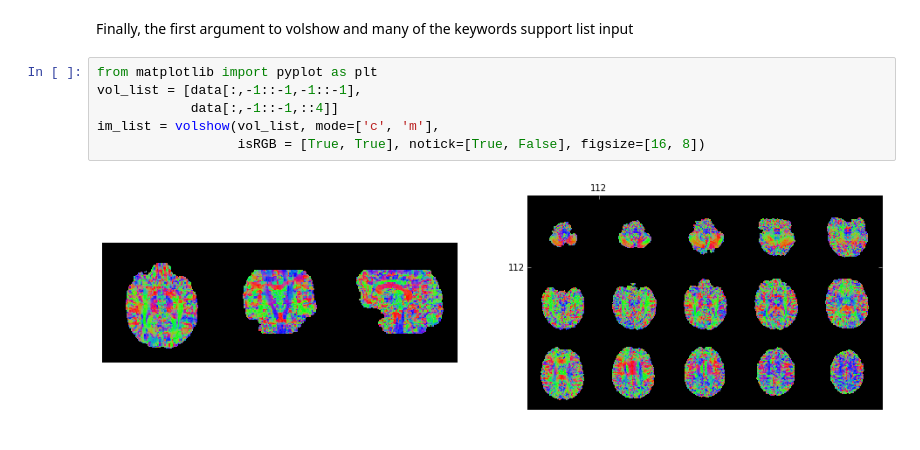
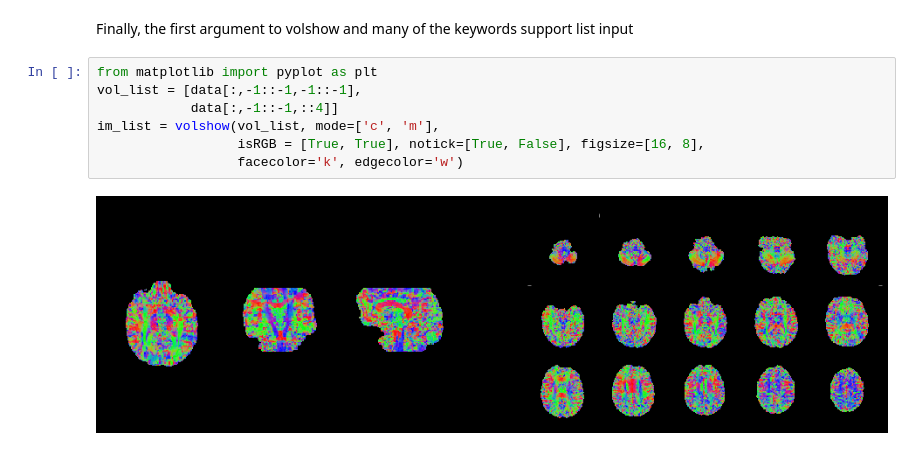
Before and after one commit to grlee77/pyvolplot, a Jupyter notebook: examples/volplot_color_montage.ipynb, the cells around one changed output. Cells and saved outputs as stored; diff of their text form.

```diff
--- a/examples/volplot_color_montage.ipynb
+++ b/examples/volplot_color_montage.ipynb
@@ -42,8 +42,9 @@ Finally, the first argument to volshow and many of the keywords support list inp
 # %%
 from matplotlib import pyplot as plt
 vol_list = [data[:,-1::-1,-1::-1],
             data[:,-1::-1,::4]]
 im_list = volshow(vol_list, mode=['c', 'm'],
-                  isRGB = [True, True], notick=[True, False], figsize=[16, 8])
+                  isRGB = [True, True], notick=[True, False], figsize=[16, 8],
+                  facecolor='k', edgecolor='w')
 # %% [output]
-[figure, old version]
+[figure, new version]
```
Also changed, not shown: 2 other files.
